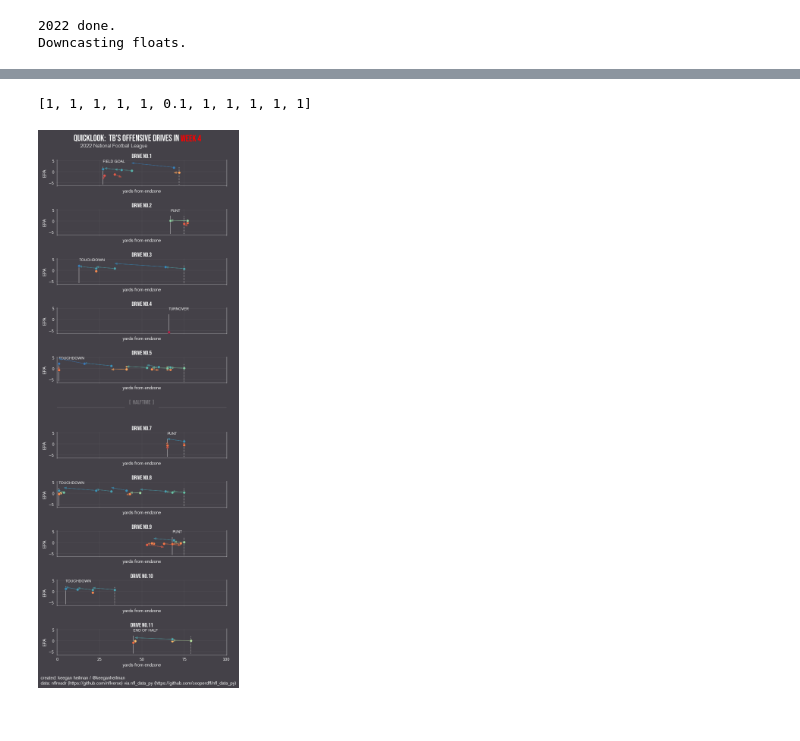
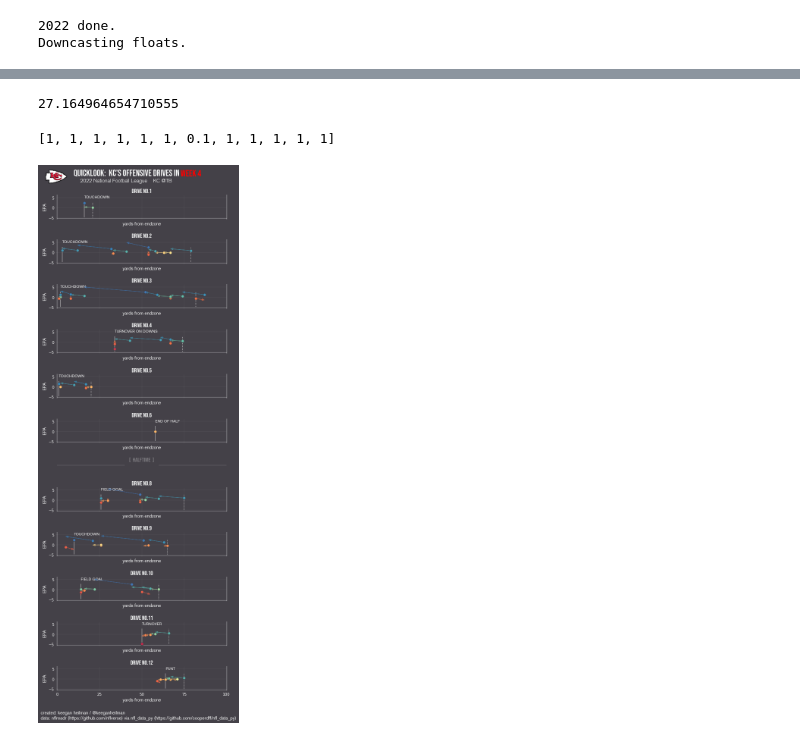
Before and after one commit to keeganheilman/nfl-charts, a Jupyter notebook: team-drive-epa.ipynb, the cells around one changed output, grey strips where cells are left out. Drawn from its saved outputs; the diff is of its cells as text; code cells hidden in the pictures.

Commit message:
add logo display. modify gitignore for data

```diff
--- a/team-drive-epa.ipynb
+++ b/team-drive-epa.ipynb
@@ -18,15 +18,15 @@ mpl_fm = matplotlib.font_manager.fontManager.addfont(path='/home/friend/Download
 mpl_fm = matplotlib.font_manager.fontManager.addfont(path='/home/friend/Downloads/Akzidenz-grotesk-roman.ttf')
 mpl_fm = matplotlib.font_manager.fontManager.addfont(path='../fonts/Bebas_Neue/BebasNeue-Regular.ttf')
 # %%
-# build team to logo URL dictionary
-team_logoURL = {'SF':'https://upload.wikimedia.org/wikipedia/commons/thumb/3/3a/San_Francisco_49ers_logo.svg/100px-San_Francisco_49ers_logo.svg.png',
-}
+# get team to logo URL datframe
+team_logoURL = pd.read_csv("./data/logos.csv")
 # %%
-team = 'TB'
+team = 'KC'
 season = 2022
 week = 4
-cols = ['game_id','epa','season_type','season','week','drive','series','down','ydstogo','wp','ep','yardline_100','posteam','defteam','game_seconds_remaining','game_half','fixed_drive_result']#'qb_kneel','field_goal_attempt','TD_team','safety','penalty','fumble_lost','interception','fourth_down_failed']
+cols = ['game_id','epa','season_type','season','week','drive','series','down','ydstogo','wp','ep','yardline_100','home_team','away_team','posteam','defteam','game_seconds_remaining','game_half','fixed_drive_result']#'qb_kneel','field_goal_attempt','TD_team','safety','penalty','fumble_lost','interception','fourth_down_failed']
 df_pbp = nfl.import_pbp_data(years=[season], columns=cols, downcast=True, cache=False)
+logoURL = team_logoURL[team_logoURL['team'] == team].team_logo.tolist()[0]
 # %% [output]
 2022 done.
 Downcasting floats.
@@ -69,0 +53,8 @@ game_epa_max =df_team_week_plays.epa.max()
+# %%
+home_team = df_team_week_plays.home_team.unique()[0]
+away_team = df_team_week_plays.away_team.unique()[0]
+# %%
+srs_team_weeks_sums = df_team_week_plays.groupby(['drive']).agg({'epa':'sum','ep':'sum','posteam':'count'})
+(srs_team_weeks_sums.ep/srs_team_weeks_sums.posteam).sum(axis=0)
+# %% [output]
+27.164964654710555
@@ -70,9 +78,11 @@ game_epa_max =df_team_week_plays.epa.max()
 # %%
 height_ratios
 # %% [output]
-[1, 1, 1, 1, 1, 0.1, 1, 1, 1, 1, 1]
+[1, 1, 1, 1, 1, 1, 0.1, 1, 1, 1, 1, 1]
 # %%
-# adjust coloring of downs
+# adjust coloring of downs?
+# How do I want to convey personnel, down and distance, results of drive?
+# Can
 
 font1 = "AkzidenzGrotesk"
 font2 =  "Bebas Neue"
@@ -92,7 +102,7 @@ fourth_down = "#549694"
 
 title = "Quicklook:  {}'s Offensive Drives in <Week {}>\n"
 drive_title = "drive no.{}"
-subtitle = "{} National Football League"
+subtitle = "{} National Football League    {} @{}"
 credits = "created: keegan heilman / @keeganheilman\ndata: nflreadr (https://github.com/nflverse) via nfl_data_py (https://github.com/cooperdff/nfl_data_py)"
 
 mpl.rcParams['xtick.color'] = text_color
@@ -147,40 +157,40 @@ for drive_idx, (drive, drive_result, game_half) in enumerate(zip(drives, results
                                      x[point_idx+1]-x_val,y_val,
                                      color=(cmap(norm(y[point_idx]))),
                                      shape="full",
                                      length_includes_head=True,
                                      head_width=0.9,
                                      head_length=1.5,
                                      capstyle="butt",
                                      alpha=0.6,
                                      lw=1,
                                      zorder=5)
             # might assign color to yards to go? or EP?
             if point_idx == len(x)-1:
                 axs[drive_idx].vlines(x_val, ymin=game_epa_min, ymax=game_epa_max, colors=[drive_end_color],linestyles="solid", zorder=-5,alpha=0.5)
                 axs[drive_idx].text(x=x_val,y=game_epa_max+2, s=drive_result.upper(), color=text_color, fontfamily=font1, fontsize=10)
             axs[drive_idx].scatter(x_val,y_val, color=(cmap(norm(y_val))),edgecolors=background,s=55, alpha=1,lw=1,zorder=10)
 
 
 
 htext.fig_text(s=title.format(team, week),x=0.2, y=0.92, highlight_textprops=[{"color":primary_color,"fontweight":"bold"}], color=text_color, fontsize=24, fontweight="bold", fontfamily=font2)
-fig.text(0.23,0.90, subtitle.format(season), fontweight="light", color=text_color,fontfamily=font1, fontsize=14)
+fig.text(0.23,0.90, subtitle.format(season,away_team,home_team), fontweight="light", color=text_color,fontfamily=font1, fontsize=14)
 
 # fig.colorbar(matplotlib.cm.ScalarMappable(norm=norm, cmap=cmap), ax=axs[0], ticks=[10,1,0.1,0,-0.1,-1,-10])
 
-# # add logo
-# ax2 = fig.add_axes([0.07,0.87,0.12,0.12])
-# ax2.axis("off")
-# url ='https://upload.wikimedia.org/wikipedia/commons/thumb/3/3a/San_Francisco_49ers_logo.svg/100px-San_Francisco_49ers_logo.svg.png'
-# response = requests.get(url)
-# img = Image.open(BytesIO(response.content))
-# ax2.imshow(img)
+# add logo
+ax2 = fig.add_axes([0.07,0.858,0.10,0.10])
+ax2.axis("off")
+url = logoURL
+response = requests.get(url)
+img = Image.open(BytesIO(response.content))
+ax2.imshow(img)
 
 
 fig.text(0.05, 0.08,credits, fontstyle="italic", fontweight="roman",fontsize=12, fontfamily=font1, color=text_color)
 
 # plt.tight_layout()
 plt.show()
 plt.close('all')
 # %% [output]
-[figure, old version]
+[figure, new version]
 # %%
```
Also changed, not shown: parts of 7 cells of this notebook, 1 other file.
